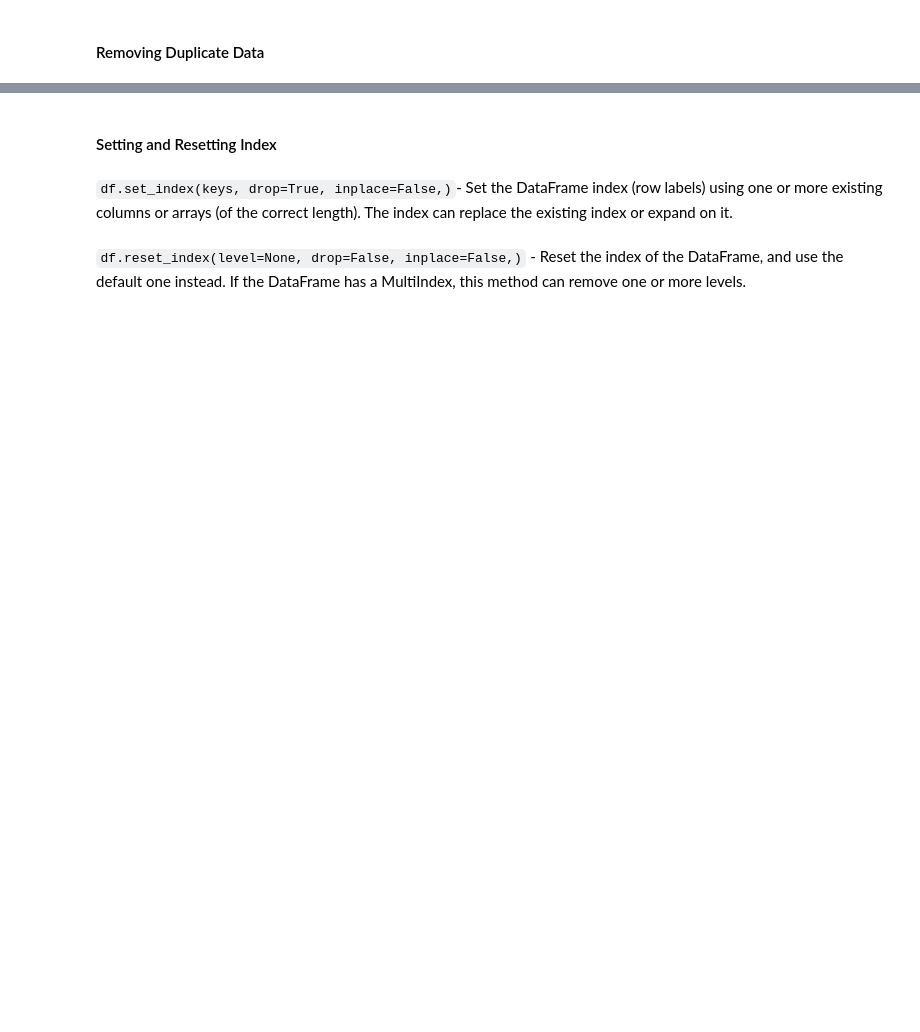
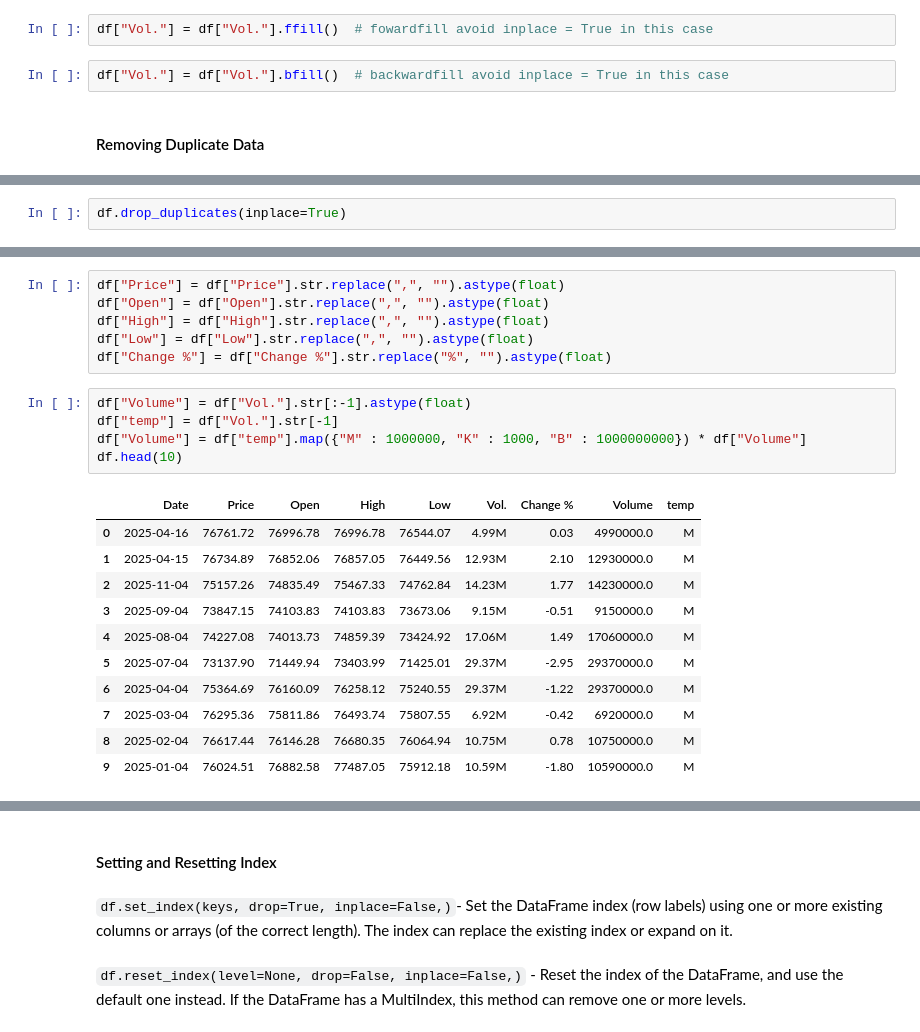
Before and after one commit to knowledge-corner/Vituare-Research, a Jupyter notebook: Day - 5.ipynb, the cells around one changed output, grey strips where cells are left out. Saved outputs shown, nothing was run; the diff lists cells and outputs as text; blank space fills up the shorter version.

```diff
--- a/Day - 5.ipynb
+++ b/Day - 5.ipynb
@@ -68,2 +172,6 @@ method : {'backfill', 'bfill', 'ffill', None}
+# %%
+df["Vol."] = df["Vol."].ffill()  # fowardfill avoid inplace = True in this case
+# %%
+df["Vol."] = df["Vol."].bfill()  # backwardfill avoid inplace = True in this case
 # %% [markdown]
 #### Removing Duplicate Data
@@ -70,3 +184,5 @@ method : {'backfill', 'bfill', 'ffill', None}
+# %%
+df.drop_duplicates(inplace=True)
 # %% [markdown]
 #### Replacing values
 
@@ -73,0 +214,23 @@ df.replace(`old_value`, `new_value`, `inplace=True`)
+# %%
+df["Price"] = df["Price"].str.replace(",", "").astype(float)
+df["Open"] = df["Open"].str.replace(",", "").astype(float)
+df["High"] = df["High"].str.replace(",", "").astype(float)
+df["Low"] = df["Low"].str.replace(",", "").astype(float)
+df["Change %"] = df["Change %"].str.replace("%", "").astype(float)
+# %%
+df["Volume"] = df["Vol."].str[:-1].astype(float)
+df["temp"] = df["Vol."].str[-1]
+df["Volume"] = df["temp"].map({"M" : 1000000, "K" : 1000, "B" : 1000000000}) * df["Volume"]
+df.head(10)
+# %% [output]
+|  | Date | Price | Open | High | Low | Vol. | Change % | Volume | temp |
+| 0 | 2025-04-16 | 76761.72 | 76996.78 | 76996.78 | 76544.07 | 4.99M | 0.03 | 4990000.0 | M |
+| 1 | 2025-04-15 | 76734.89 | 76852.06 | 76857.05 | 76449.56 | 12.93M | 2.10 | 12930000.0 | M |
+| 2 | 2025-11-04 | 75157.26 | 74835.49 | 75467.33 | 74762.84 | 14.23M | 1.77 | 14230000.0 | M |
+| 3 | 2025-09-04 | 73847.15 | 74103.83 | 74103.83 | 73673.06 | 9.15M | -0.51 | 9150000.0 | M |
+| 4 | 2025-08-04 | 74227.08 | 74013.73 | 74859.39 | 73424.92 | 17.06M | 1.49 | 17060000.0 | M |
+| 5 | 2025-07-04 | 73137.90 | 71449.94 | 73403.99 | 71425.01 | 29.37M | -2.95 | 29370000.0 | M |
+| 6 | 2025-04-04 | 75364.69 | 76160.09 | 76258.12 | 75240.55 | 29.37M | -1.22 | 29370000.0 | M |
+| 7 | 2025-03-04 | 76295.36 | 75811.86 | 76493.74 | 75807.55 | 6.92M | -0.42 | 6920000.0 | M |
+| 8 | 2025-02-04 | 76617.44 | 76146.28 | 76680.35 | 76064.94 | 10.75M | 0.78 | 10750000.0 | M |
+| 9 | 2025-01-04 | 76024.51 | 76882.58 | 77487.05 | 75912.18 | 10.59M | -1.80 | 10590000.0 | M |
```
Also changed, not shown: parts of 73 cells of this notebook, 5 other files.
